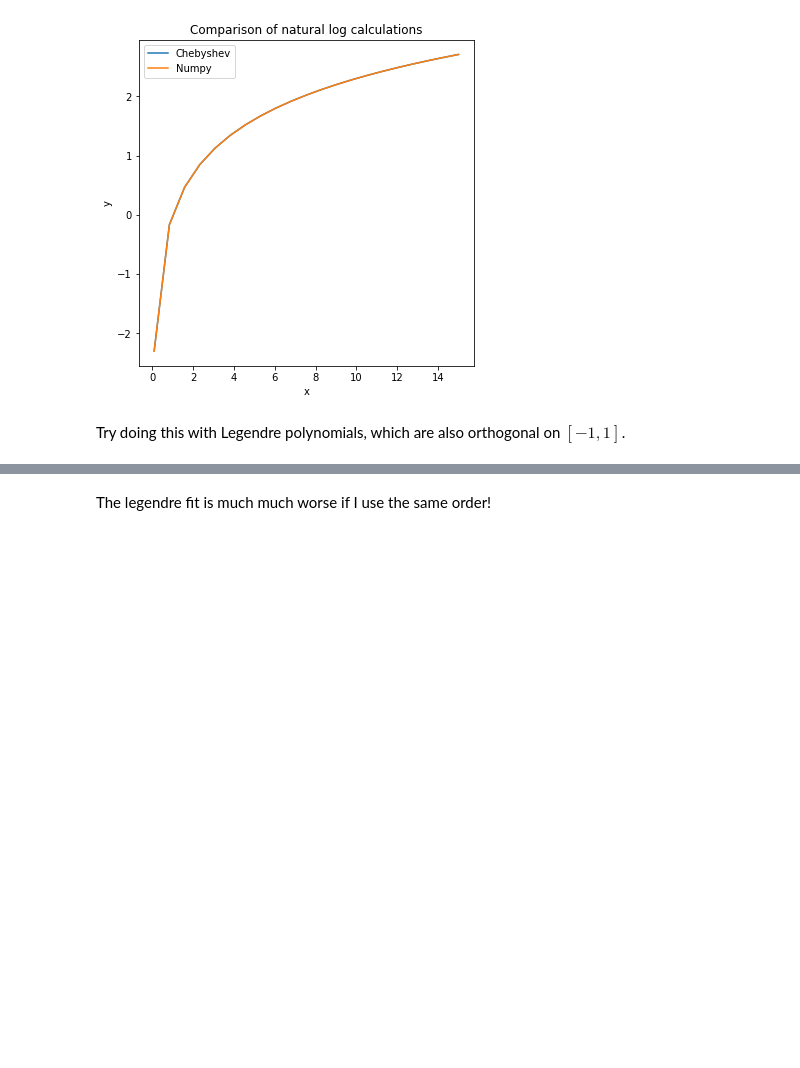
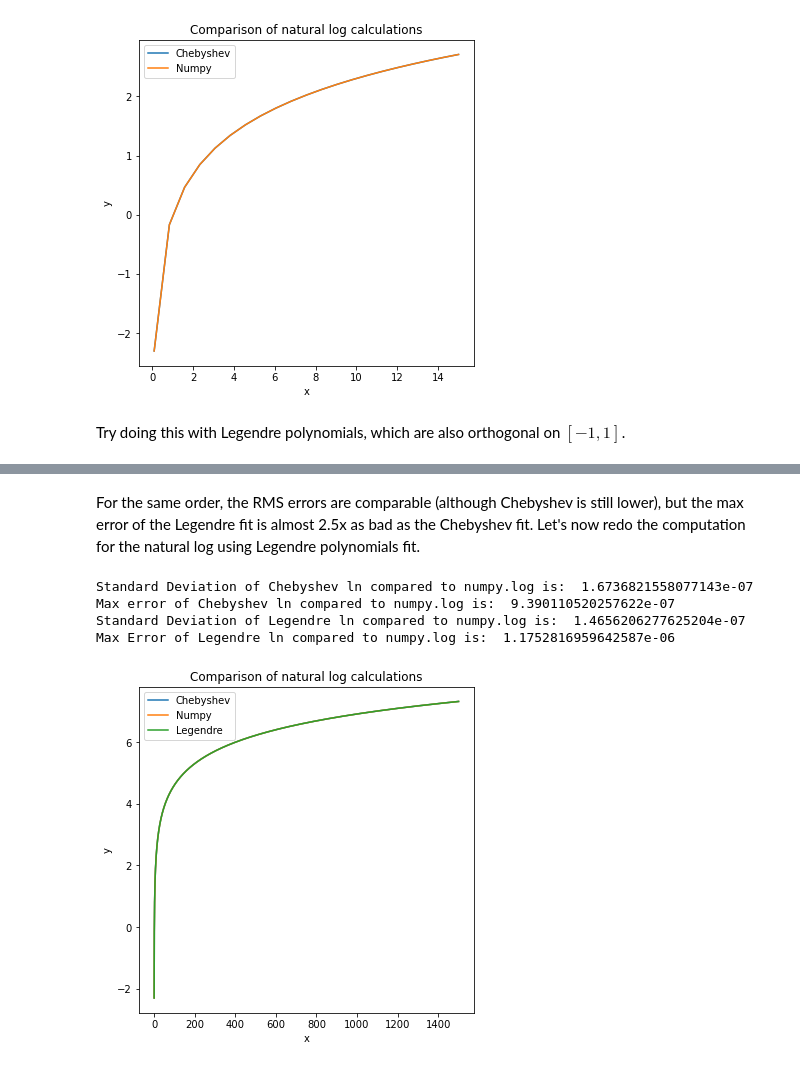
Before and after one commit to nittalas/phys512, a Jupyter notebook: Assignment 2/PHYS512 - Assignment 2.ipynb, the cells around one changed output, grey strips where cells are left out. Cells and saved outputs as stored; diff of their text form; code cells hidden in the pictures; blank space fills up the shorter version.

```diff
--- a/Assignment 2/PHYS512 - Assignment 2.ipynb
+++ b/Assignment 2/PHYS512 - Assignment 2.ipynb
@@ -452,7 +452,6 @@ def mylog2(x):
     lognx = np.zeros(len(x))
     mantissa, exponent = np.frexp(x)
     ind0 = np.where(mantissa==0)
-    ind_neg = np.where(mantissa<0)
     lognx = (compute_log2(mantissa, 1E-6) + exponent ) / log2e
     lognx[ind0] = -np.inf
     return lognx
@@ -548,2 +547,41 @@ Maximum error in Legendre fit:  126.33552161428557
-# %% [markdown]
-The legendre fit is much much worse if I use the same order!
+# %% [markdown]
+For the same order, the RMS errors are comparable (although Chebyshev is still lower), but the max error of the Legendre fit is almost 2.5x as bad as the Chebyshev fit. Let's now redo the computation for the natural log using Legendre polynomials fit.
+# %%
+def legendre_mylog2(x):
+    e = np.exp(1)
+    mantissae, exponente = np.frexp(np.exp(1))
+    log2e = legendre_compute_log2(mantissae) + exponente
+    lognx = np.zeros(len(x))
+    mantissa, exponent = np.frexp(x)
+    ind0 = np.where(mantissa==0)
+    lognx = (legendre_compute_log2(mantissa) + exponent ) / log2e
+    lognx[ind0] = -np.inf
+    return lognx
+# %%
+x = np.linspace(0.1, 1500, 200001)
+legendre_lognx = legendre_mylog2(x)
+lognx = mylog2(x)
+cheb_error = np.abs(lognx - np.log(x))
+print("Standard Deviation of Chebyshev ln compared to numpy.log is: ", np.std(cheb_error))
+print("Max error of Chebyshev ln compared to numpy.log is: ", np.max(cheb_error))
+
+leg_error = np.abs(legendre_lognx - np.log(x))
+
+print("Standard Deviation of Legendre ln compared to numpy.log is: ", np.std(leg_error))
+print("Max Error of Legendre ln compared to numpy.log is: ", np.max(leg_error))
+
+plt.rcParams['figure.figsize'] = (6,6)
+plt.plot(x, lognx, label = "Chebyshev")
+plt.plot(x, np.log(x), label = "Numpy")
+plt.plot(x, legendre_lognx, label = "Legendre")
+plt.legend()
+plt.xlabel("x")
+plt.ylabel("y")
+plt.title("Comparison of natural log calculations")
+plt.show()
+# %% [output]
+Standard Deviation of Chebyshev ln compared to numpy.log is:  1.6736821558077143e-07
+Max error of Chebyshev ln compared to numpy.log is:  9.390110520257622e-07
+Standard Deviation of Legendre ln compared to numpy.log is:  1.4656206277625204e-07
+Max Error of Legendre ln compared to numpy.log is:  1.1752816959642587e-06
+[figure, added]
```
Also changed, not shown: parts of 4 cells of this notebook.
